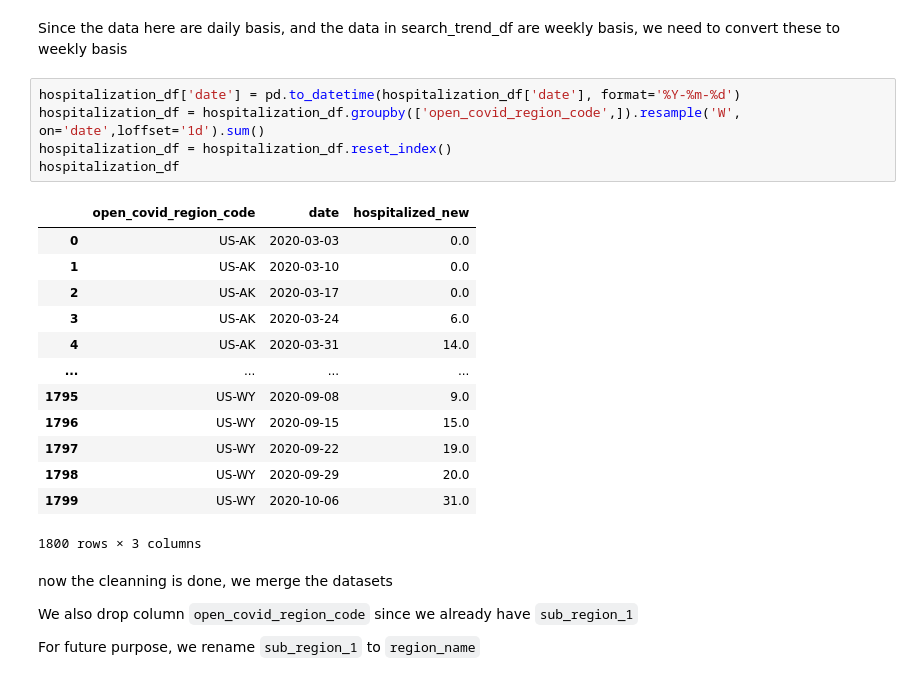
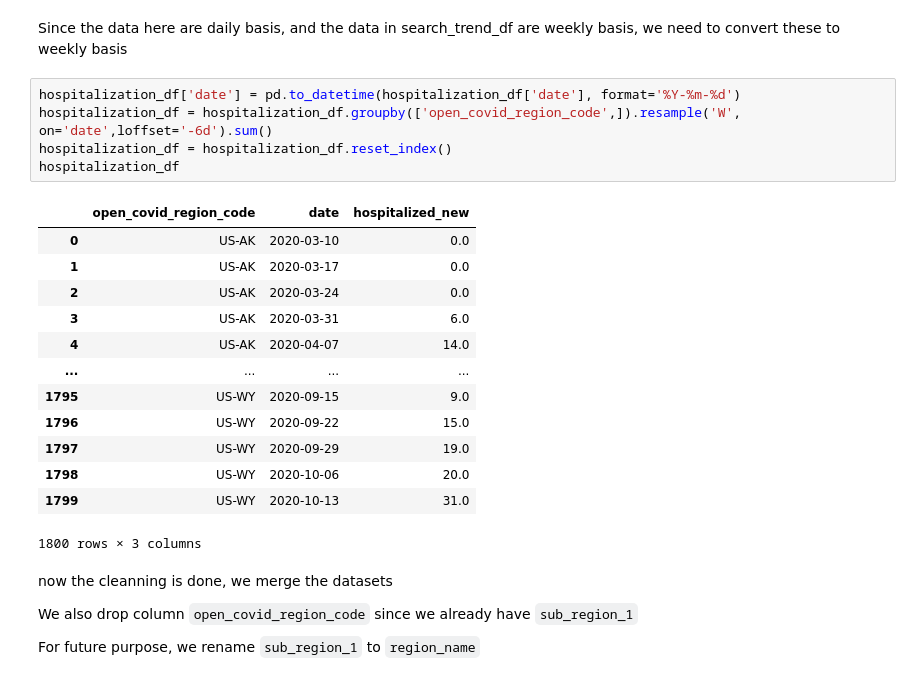
Before and after one commit to JumjieYang/COVID19-ML, a Jupyter notebook: process.ipynb, the cells around one changed output. Saved outputs shown, nothing was run; the diff lists cells and outputs as text.

```diff
--- a/process.ipynb
+++ b/process.ipynb
@@ -161,22 +160,22 @@ hospitalization_df
 Since the data here are daily basis, and the data in search_trend_df are weekly basis, we need to convert these to weekly basis
 # %%
 hospitalization_df['date'] = pd.to_datetime(hospitalization_df['date'], format='%Y-%m-%d')
-hospitalization_df = hospitalization_df.groupby(['open_covid_region_code',]).resample('W', on='date',loffset='1d').sum()
+hospitalization_df = hospitalization_df.groupby(['open_covid_region_code',]).resample('W', on='date',loffset='-6d').sum()
 hospitalization_df = hospitalization_df.reset_index()
 hospitalization_df
 # %% [output]
 |  | open_covid_region_code | date | hospitalized_new |
-| 0 | US-AK | 2020-03-03 | 0.0 |
-| 1 | US-AK | 2020-03-10 | 0.0 |
-| 2 | US-AK | 2020-03-17 | 0.0 |
-| 3 | US-AK | 2020-03-24 | 6.0 |
-| 4 | US-AK | 2020-03-31 | 14.0 |
+| 0 | US-AK | 2020-03-10 | 0.0 |
+| 1 | US-AK | 2020-03-17 | 0.0 |
+| 2 | US-AK | 2020-03-24 | 0.0 |
+| 3 | US-AK | 2020-03-31 | 6.0 |
+| 4 | US-AK | 2020-04-07 | 14.0 |
 | ... | ... | ... | ... |
-| 1795 | US-WY | 2020-09-08 | 9.0 |
-| 1796 | US-WY | 2020-09-15 | 15.0 |
-| 1797 | US-WY | 2020-09-22 | 19.0 |
-| 1798 | US-WY | 2020-09-29 | 20.0 |
-| 1799 | US-WY | 2020-10-06 | 31.0 |
+| 1795 | US-WY | 2020-09-15 | 9.0 |
+| 1796 | US-WY | 2020-09-22 | 15.0 |
+| 1797 | US-WY | 2020-09-29 | 19.0 |
+| 1798 | US-WY | 2020-10-06 | 20.0 |
+| 1799 | US-WY | 2020-10-13 | 31.0 |
 1800 rows × 3 columns
 # %% [markdown]
 now the cleanning is done, we merge the datasets
```
Also changed, not shown: parts of 4 cells of this notebook, 2 other files.
